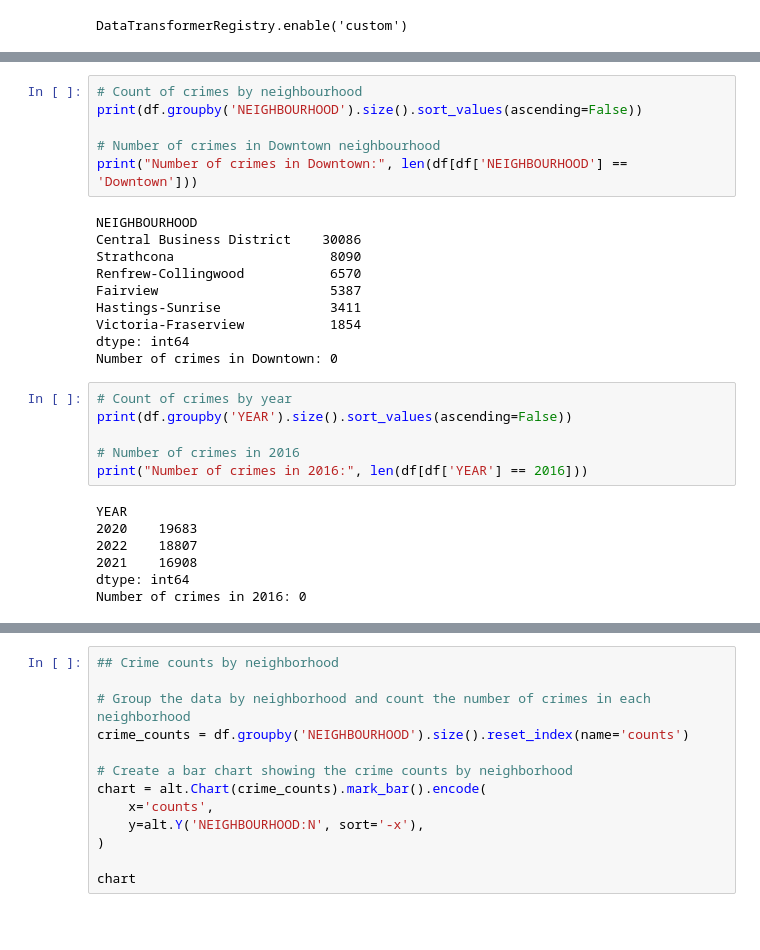
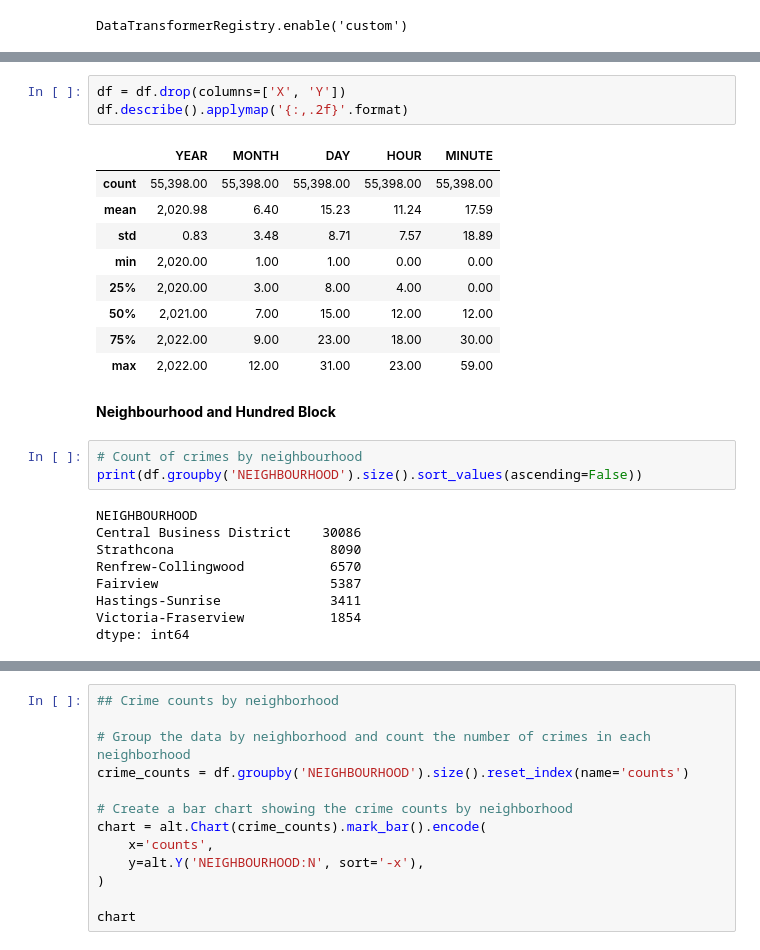
Before and after one commit to sgskung/crime320, a Jupyter notebook: crime.ipynb, the cells around one changed output, grey strips where cells are left out. Saved outputs shown, nothing was run; the diff lists cells and outputs as text; blank space fills up the shorter version.

```diff
--- a/crime.ipynb
+++ b/crime.ipynb
@@ -130,9 +99,21 @@ Unique crime types: 11
+# %%
+df = df.drop(columns=['X', 'Y'])
+df.describe().applymap('{:,.2f}'.format)
+# %% [output]
+|  | YEAR | MONTH | DAY | HOUR | MINUTE |
+| count | 55,398.00 | 55,398.00 | 55,398.00 | 55,398.00 | 55,398.00 |
+| mean | 2,020.98 | 6.40 | 15.23 | 11.24 | 17.59 |
+| std | 0.83 | 3.48 | 8.71 | 7.57 | 18.89 |
+| min | 2,020.00 | 1.00 | 1.00 | 0.00 | 0.00 |
+| 25% | 2,020.00 | 3.00 | 8.00 | 4.00 | 0.00 |
+| 50% | 2,021.00 | 7.00 | 15.00 | 12.00 | 12.00 |
+| 75% | 2,022.00 | 9.00 | 23.00 | 18.00 | 30.00 |
+| max | 2,022.00 | 12.00 | 31.00 | 23.00 | 59.00 |
+# %% [markdown]
+**Neighbourhood and Hundred Block**
 # %%
 # Count of crimes by neighbourhood
 print(df.groupby('NEIGHBOURHOOD').size().sort_values(ascending=False))
-
-# Number of crimes in Downtown neighbourhood
-print("Number of crimes in Downtown:", len(df[df['NEIGHBOURHOOD'] == 'Downtown']))
 # %% [output]
 NEIGHBOURHOOD
 Central Business District    30086
@@ -142,17 +123,3 @@ Fairview                      5387
 Hastings-Sunrise              3411
 Victoria-Fraserview           1854
 dtype: int64
-Number of crimes in Downtown: 0
-# %%
-# Count of crimes by year
-print(df.groupby('YEAR').size().sort_values(ascending=False))
-
-# Number of crimes in 2016
-print("Number of crimes in 2016:", len(df[df['YEAR'] == 2016]))
-# %% [output]
-YEAR
-2020    19683
-2022    18807
-2021    16908
-dtype: int64
-Number of crimes in 2016: 0
```
Also changed, not shown: parts of 32 cells of this notebook.
